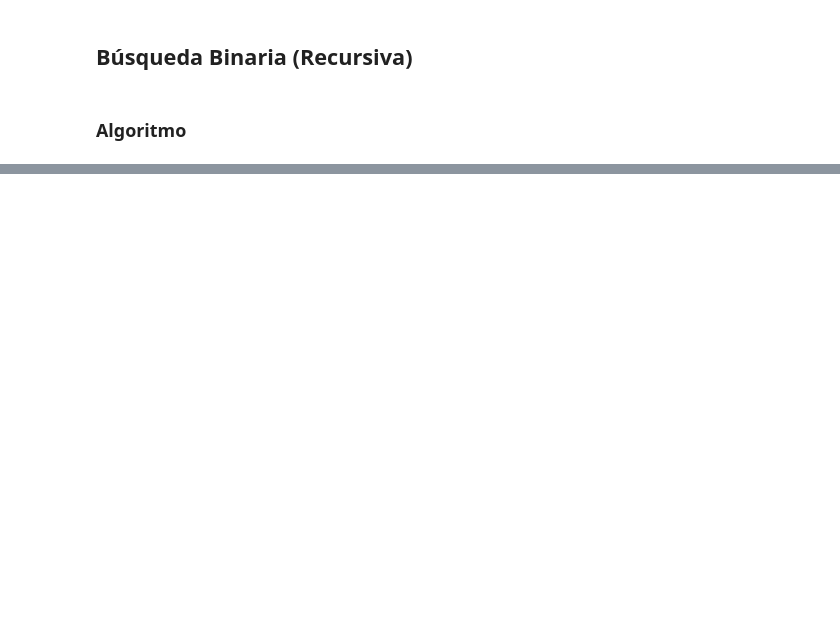
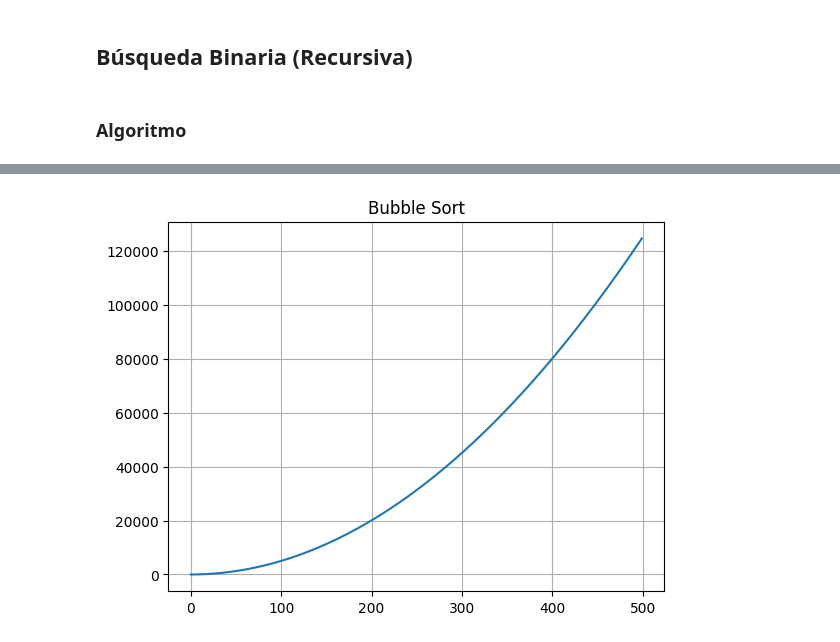
Before and after one commit to amglezb/EDA-II, a Jupyter notebook: GONZALEZ_BARRAGAN-PRACTICA_4/practica4.ipynb, the cells around one changed output, grey strips where cells are left out. Saved outputs shown, nothing was run; the diff lists cells and outputs as text; code cells hidden in the pictures; blank space fills up the shorter version.

```diff
--- a/GONZALEZ_BARRAGAN-PRACTICA_4/practica4.ipynb
+++ b/GONZALEZ_BARRAGAN-PRACTICA_4/practica4.ipynb
@@ -263,8 +243,9 @@ def binary_search_iterative_bubble(arr, sought):
 # %%
 MAX = 20
 arr = create_node_arr(MAX, 1, 0, MAX)
-sought = random.randint(0, MAX)
-index, time = binary_search_iterative_bubble(arr, sought)
+time = bubble_sort(arr)
+sought = MAX // 2
+index, time = binary_search_iterative(arr, sought)
 print(arr)
 print("Nodo con el valor buscado", sought, "encontrado en la posición", index)
 # %% [output]
@@ -293,8 +357,9 @@ def binary_search_iterative_merge(arr, sought):
 # %%
 MAX = 20
 arr = create_node_arr(MAX, 1, 0, MAX)
-sought = random.randint(0, MAX)
-index, time = binary_search_iterative_merge(arr, sought)
+time = merge_sort(arr)
+sought = MAX // 2
+index, time = binary_search_iterative(arr, sought)
 print(arr)
 print("Nodo con el valor buscado", sought, "encontrado en la posición", index)
 # %% [output]
@@ -328,8 +487,9 @@ def binary_search_recursive_bubble(arr, sought):
 # %%
 MAX = 20
 arr = create_node_arr(MAX, 1, 0, MAX)
+time = bubble_sort(arr)
 sought = random.randint(0, MAX)
-index, time = binary_search_recursive_bubble(arr, sought)
+index, time = binary_search_recursive(arr, sought, 0, len(arr) - 1, 0)
 print(arr)
 print("Nodo con el valor buscado", sought, "encontrado en la posición", index)
 # %% [output]
@@ -344,0 +500,85 @@ def binary_search_recursive_merge(arr, sought):
+# %%
+MAX = 500
+
+arr = create_node_arr(MAX, 1, 0, MAX)
+aux = []
+aux_aux = []
+
+x_sort = []
+y_sort = []
+
+x_search = []
+y_search_mejor = []
+y_search_peor = []
+y_search_prom = []
+
+for i in range(MAX):
+    aux.append(arr[i])
+    time_sort = bubble_sort(aux)
+    y_sort.append(time_sort)
+    x_sort.append(i)
+x_last = i
+y_last = time_sort
+
+plt.title("Bubble Sort")
+plt.plot(x_sort, y_sort)
+plt.grid(True)
+plt.show()
+
+for i in range(MAX):
+    aux_aux.append(aux[i])
+    x_search.append(i)
+    if not aux_aux: continue
+    sought_mejor = aux_aux[i // 2].value # <--------------------
+    index, time_search_mejor = binary_search_recursive(aux_aux, sought_mejor, 0, len(aux_aux) - 1, 0)
+    sought_peor = MAX * 2 # <--------------------
+    index, time_search_peor = binary_search_recursive(aux_aux, sought_peor, 0, len(aux_aux) - 1, 0)
+    sought_prom = random.randint(0, MAX) # <--------------------
+    index, time_search_prom = binary_search_recursive(aux_aux, sought_prom, 0, len(aux_aux) - 1, 0)
+    y_search_mejor.append(time_search_mejor)
+    y_search_peor.append(time_search_peor)
+    y_search_prom.append(time_search_prom)
+
+x = x_sort[:]
+y_mejor = y_sort[:]
+y_peor = y_sort[:]
+y_prom = y_sort[:]
+
+for i in range(MAX):
+    x.append(x_last + x_search[i])
+    y_mejor.append(y_last + y_search_mejor[i])
+    y_peor.append(y_last + y_search_peor[i])
+    y_prom.append(y_last + y_search_prom[i])
+
+casos = [
+    {"titulo": "Mejor Caso (Solo Search)", "datos_x": x_search, "datos_y": y_search_mejor},
+    {"titulo": "Mejor Caso", "datos_x": x, "datos_y": y_mejor},
+    {"titulo": "Peor Caso (Solo Search)", "datos_x": x_search, "datos_y": y_search_peor},
+    {"titulo": "Peor Caso", "datos_x": x, "datos_y": y_peor},
+    {"titulo": "Caso Promedio (Solo Search)", "datos_x": x_search, "datos_y": y_search_prom},
+    {"titulo": "Caso Promedio", "datos_x": x, "datos_y": y_prom},
+]
+
+for case in casos:
+    plt.title(case["titulo"])
+    plt.plot(case["datos_x"], case["datos_y"])
+    plt.grid(True)
+    plt.show()
+
+plt.title("Comparativa Search")
+plt.plot(x_search, y_search_mejor, label="Mejor")
+plt.plot(x_search, y_search_peor, label="Peor", linewidth=5)
+plt.plot(x_search, y_search_prom, label="Promedio", linewidth=2)
+plt.grid(True)
+plt.legend()
+plt.show()
+
+plt.title("Comparativa")
+plt.plot(x, y_mejor, label="Mejor", linewidth=10)
+plt.plot(x, y_peor, label="Peor", linewidth=5)
+plt.plot(x, y_prom, label="Promedio", linewidth=2)
+plt.grid(True)
+plt.legend()
+plt.show()
+# %% [output]
+[figure, added]
```
Also changed, not shown: parts of 35 cells of this notebook.
